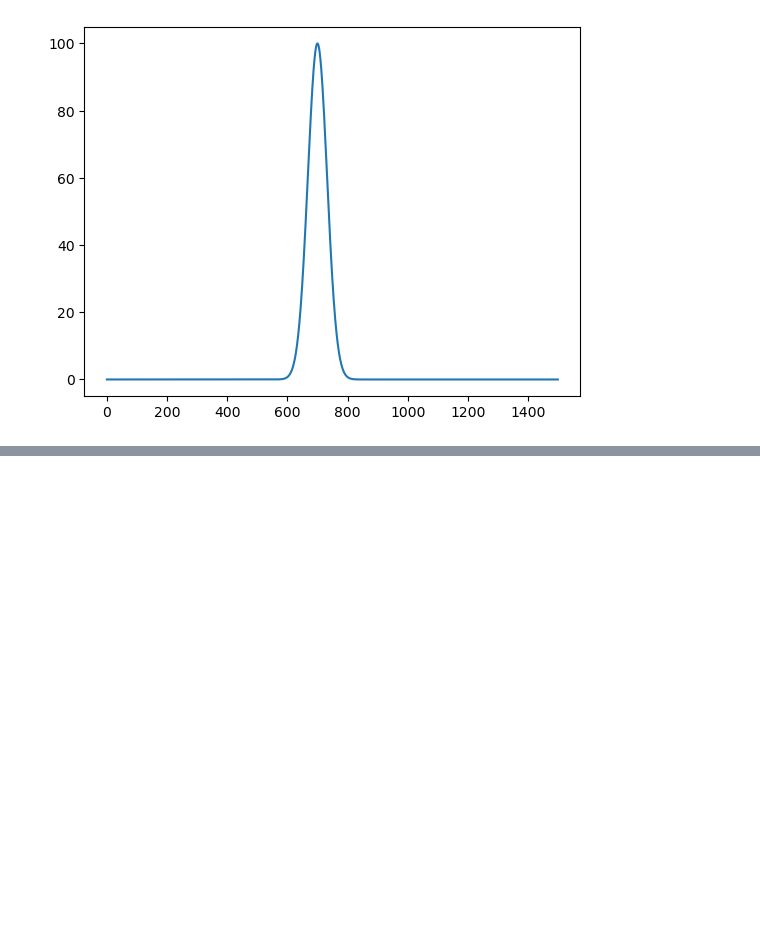
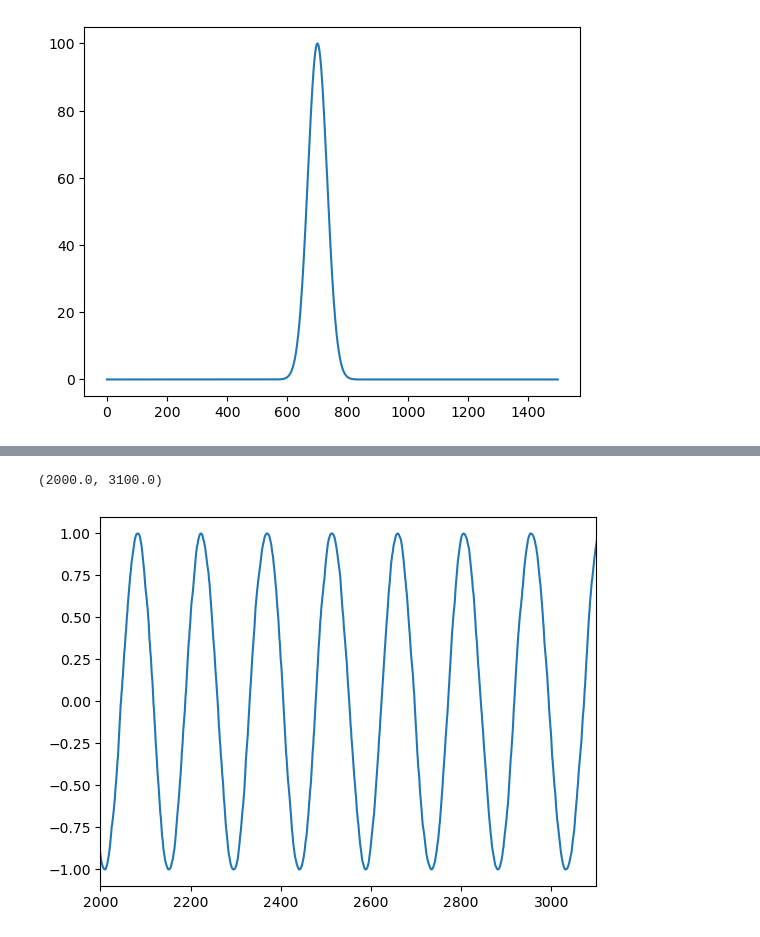
Before and after one commit to ViniciusLima94/phase_amplitude_encoding, a Jupyter notebook: notebooks/Figure1.ipynb, the cells around one changed output, grey strips where cells are left out. Saved outputs shown, nothing was run; the diff lists cells and outputs as text; code cells hidden in the pictures; blank space fills up the shorter version.

```diff
--- a/notebooks/Figure1.ipynb
+++ b/notebooks/Figure1.ipynb
@@ -312,0 +333,6 @@ plt.colorbar()
+# %%
+plt.plot(a)
+plt.xlim(2000, 3100)
+# %% [output]
+(2000.0, 3100.0)
+[figure, added]
```
Also changed, not shown: parts of 21 cells of this notebook.
